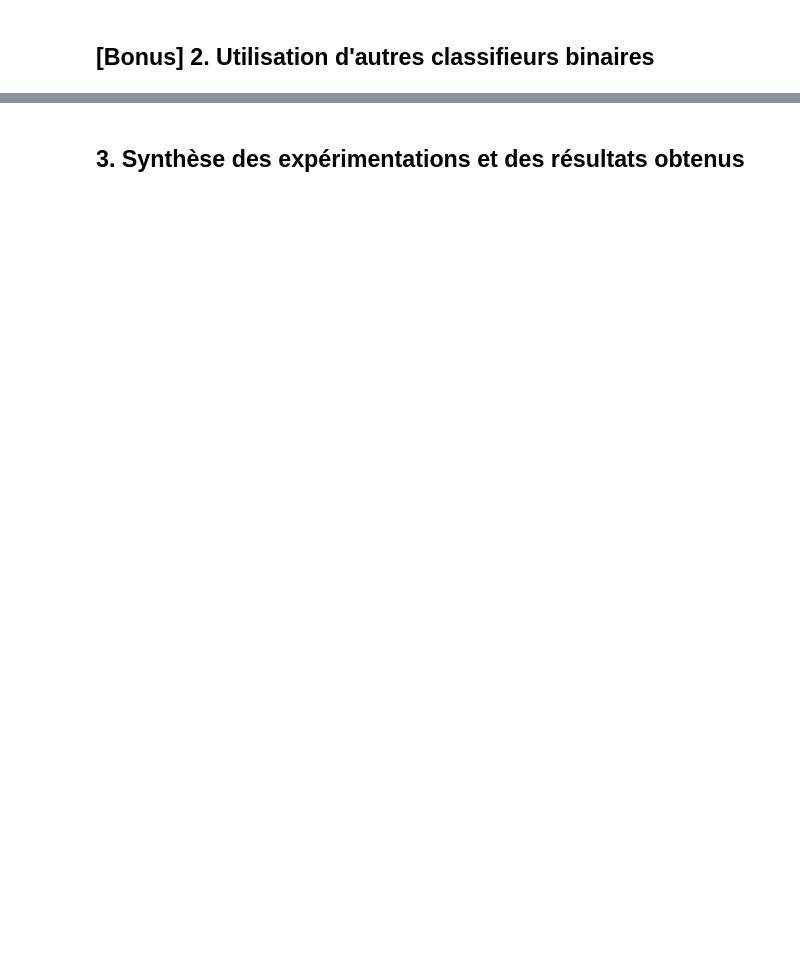
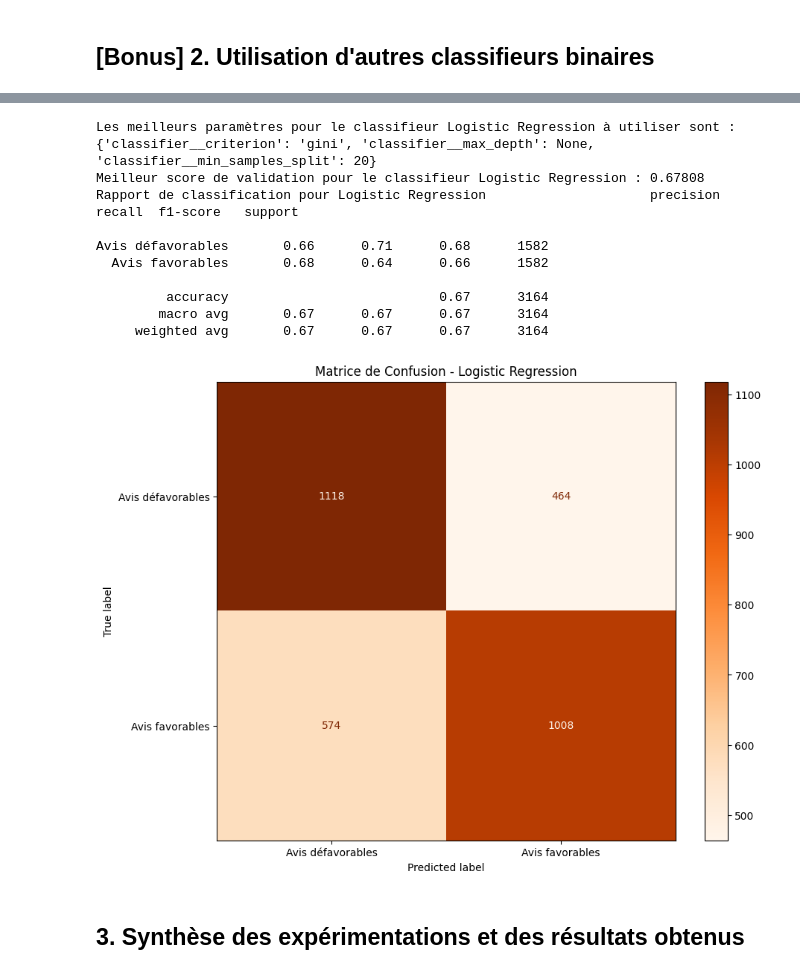
Before and after one commit to Rikvalix/NLP_customers_reviews, a Jupyter notebook: notebook-2_classification-binaire.ipynb, the cells around one changed output, grey strips where cells are left out. Drawn from its saved outputs; the diff is of its cells as text; code cells hidden in the pictures; blank space fills up the shorter version.

```diff
--- a/notebook-2_classification-binaire.ipynb
+++ b/notebook-2_classification-binaire.ipynb
@@ -77,2 +219,53 @@ Processeur : passthrough
+# %%
+# --- Utilisation du classifieur Logistic Regression ---
+
+model_tree_lr = Pipeline([
+    ('preprocessor', processeur),
+    ('classifier', RandomForestClassifier())
+])
+
+# --- Recherche des meilleurs hypermaramètres ---
+
+parametre_grid_lr = { "classifier__criterion": ['gini', 'entropy'],
+                  "classifier__max_depth": [5, 10, 20, 30, 50],
+                  "classifier__min_samples_split": [2, 5, 10, 15, 20]}
+
+grid_lr = GridSearchCV(model_tree_lr, parametre_grid_lr, cv=5, scoring='accuracy', n_jobs=-1)
+grid_lr.fit(x_train, y_train)
+
+print("Les meilleurs paramètres pour le classifieur Logistic Regression à utiliser sont : ", grid_lr.best_params_)
+print(f"Meilleur score de validation pour le classifieur Logistic Regression : {grid_lr.best_score_:.5f} ")
+
+# --- Test sur le modèle avec les meilleurs paramètres ---
+
+best_model_lr = grid_lr.best_estimator_
+predictions_lr = best_model_lr.predict(x_test)
+
+print("Rapport de classification pour Logistic Regression ", classification_report(y_test, predictions_lr, target_names=name_classe))
+
+# --- Création de la matrice de confusion  ---
+
+fig, ax = plt.subplots(figsize=(10, 8))
+ConfusionMatrixDisplay.from_predictions(
+    y_test,
+    predictions_lr,
+    display_labels=name_classe,
+    cmap='Oranges',
+    ax=ax
+)
+plt.title("Matrice de Confusion - Logistic Regression")
+plt.show()
+# %% [output]
+Les meilleurs paramètres pour le classifieur Logistic Regression à utiliser sont :  {'classifier__criterion': 'gini', 'classifier__max_depth': None, 'classifier__min_samples_split': 20}
+Meilleur score de validation pour le classifieur Logistic Regression : 0.67808
+Rapport de classification pour Logistic Regression                     precision    recall  f1-score   support
+
+Avis défavorables       0.66      0.71      0.68      1582
+  Avis favorables       0.68      0.64      0.66      1582
+
+         accuracy                           0.67      3164
+        macro avg       0.67      0.67      0.67      3164
+     weighted avg       0.67      0.67      0.67      3164
+[figure, added]
 # %% [markdown]
 ## 3. Synthèse des expérimentations et des résultats obtenus
```
Also changed, not shown: parts of 4 cells of this notebook.
